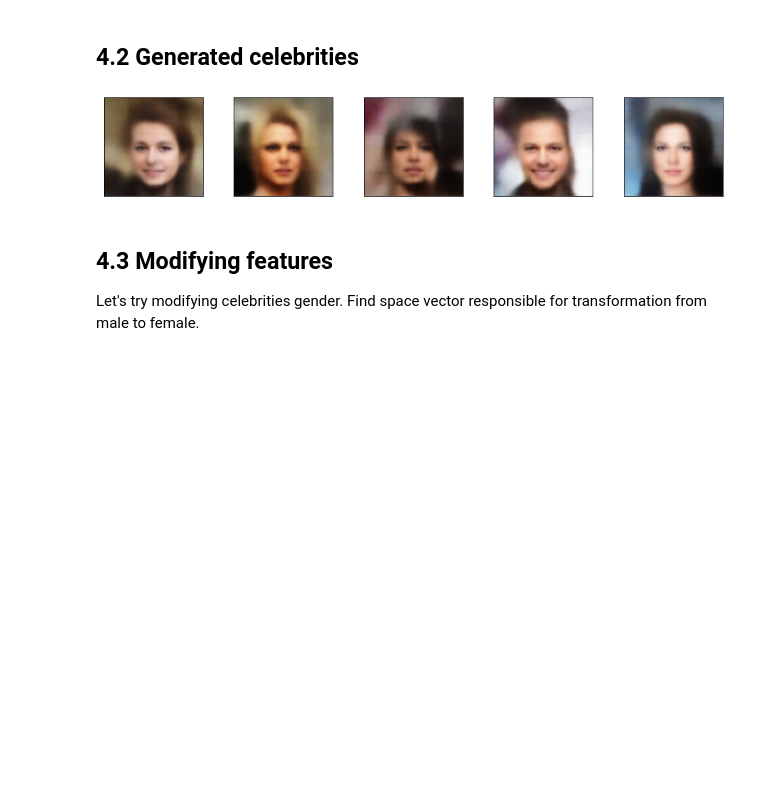
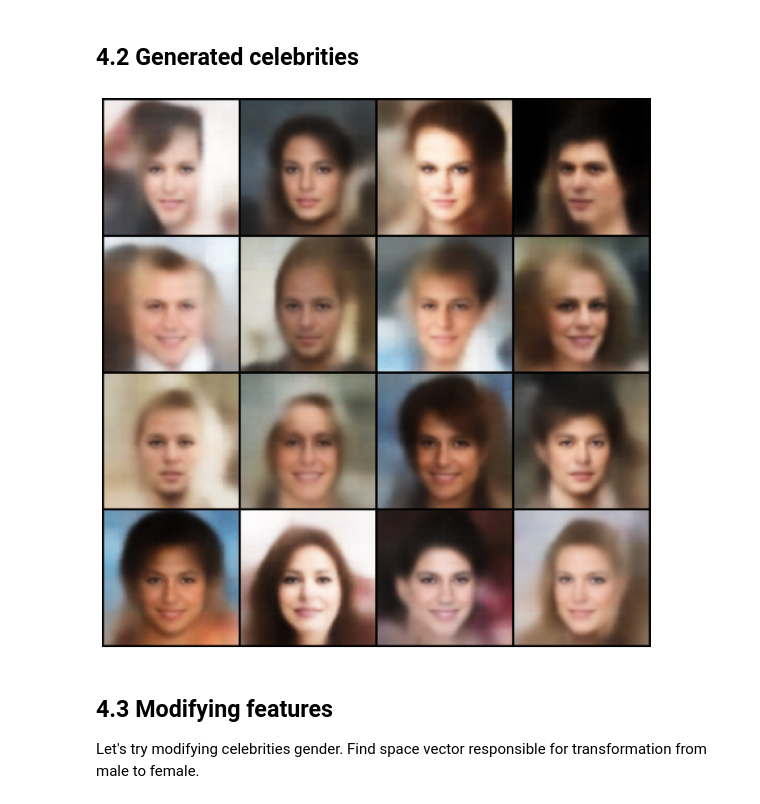
Before and after one commit to Bex0n/CelebA-VAE, a Jupyter notebook: experiments/vanilla_vae.ipynb, the cells around one changed output. Drawn from its saved outputs; the diff is of its cells as text; code cells hidden in the pictures; blank space fills up the shorter version.

```diff
--- a/experiments/vanilla_vae.ipynb
+++ b/experiments/vanilla_vae.ipynb
@@ -114,10 +123,13 @@ display_img(reconstructions)
 # %% [markdown]
 ## 4.2 Generated celebrities
 # %%
-sample = torch.randn(5, Z_DIM).to('cuda')
-display_img(vae.decode(sample).to('cpu'))
+NUM_SAMPLES = 16
+
+samples = torch.randn(NUM_SAMPLES, Z_DIM).to('cuda')
+imgs = vae.decode(samples).to('cpu')
+display_grid(imgs, 4)
 # %% [output]
-[figure, old version]
+[figure, new version]
 # %% [markdown]
 ## 4.3 Modifying features
 
```
Also changed, not shown: parts of 10 cells of this notebook, 6 other files.
